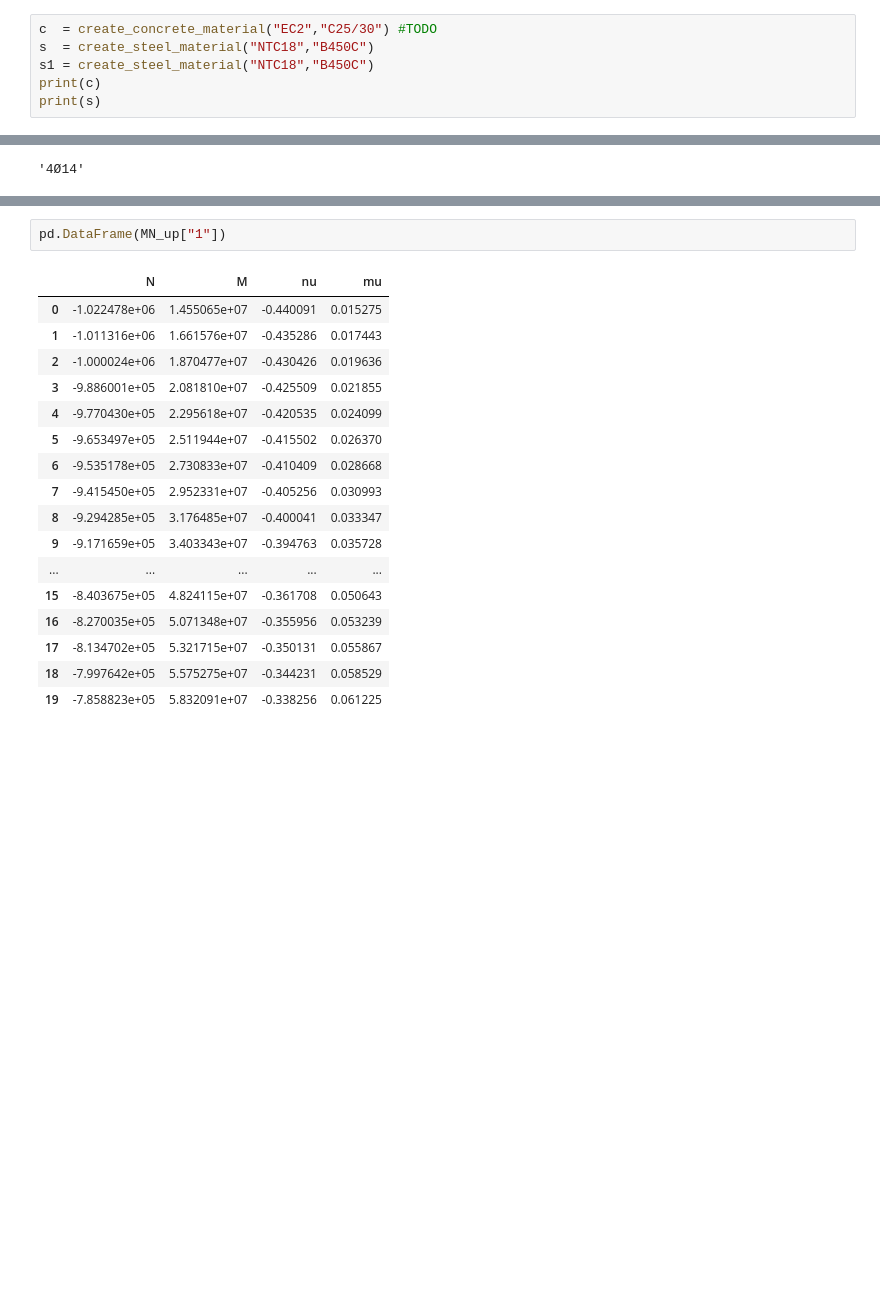
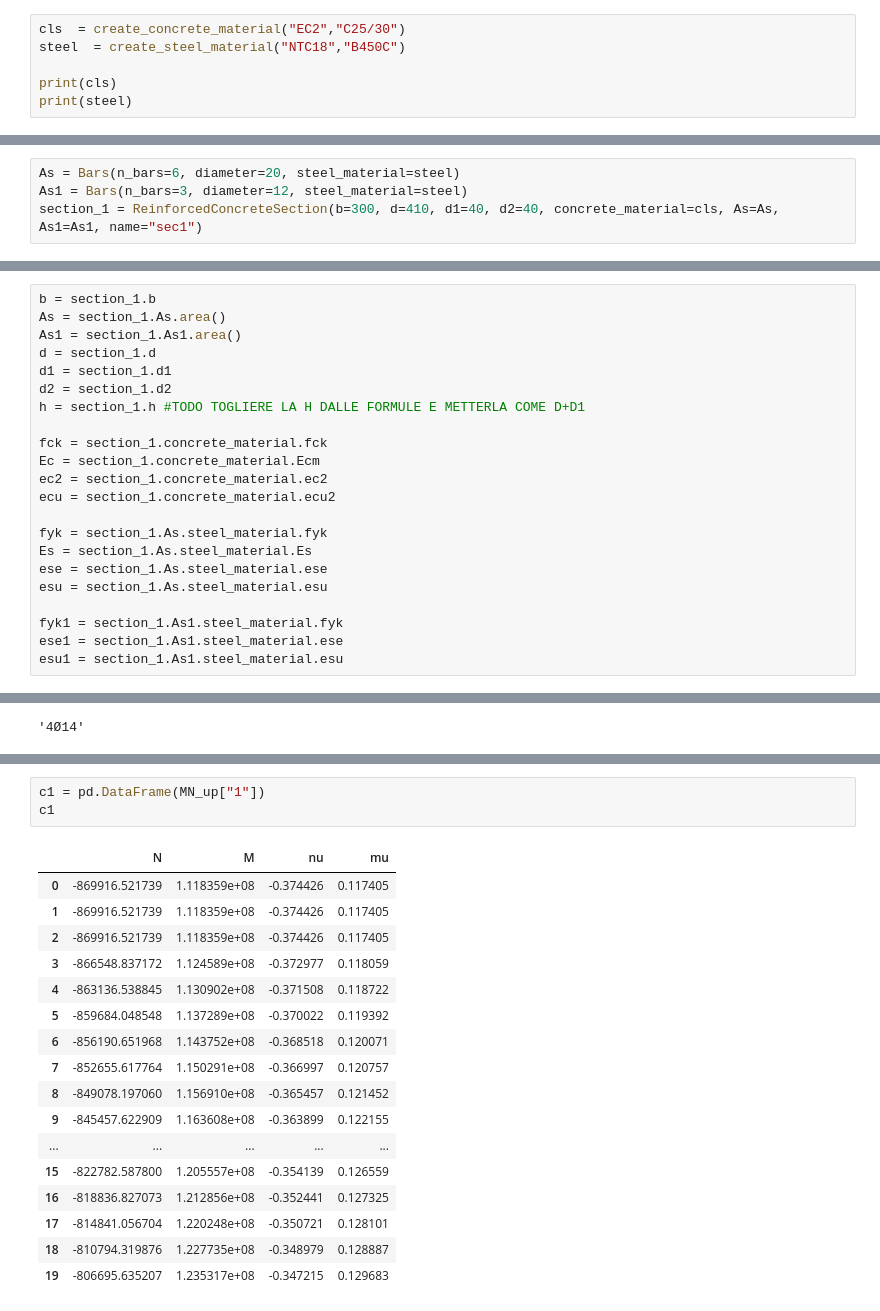
Before and after one commit to sononicola/Design-of-Concrete-Structures, a Jupyter notebook: M - N interaction diagram.ipynb, the cells around one changed output, grey strips where cells are left out. Saved outputs shown, nothing was run; the diff lists cells and outputs as text; blank space fills up the shorter version.

Commit message:
itnit of using concrete objects in diagram

```diff
--- a/M - N interaction diagram.ipynb
+++ b/M - N interaction diagram.ipynb
@@ -14,8 +10,8 @@ SteelMaterial(fyk=450, Es=210000)
 # %%
-c  = create_concrete_material("EC2","C25/30") #TODO
-s  = create_steel_material("NTC18","B450C")
-s1 = create_steel_material("NTC18","B450C")
-print(c)
-print(s)
+cls  = create_concrete_material("EC2","C25/30")
+steel  = create_steel_material("NTC18","B450C")
+
+print(cls)
+print(steel)
 # %% [output]
 ConcreteMaterial(fck=25, rck=30, fcm=33, fcd=14.167, Ecm=31475.81, fctm=2.565, fctk=1.795, fctd=1.197, ec2=0.002, ecu2=0.0035, ec3=0.00175, ecu3=0.0035)
@@ -22,0 +19,4 @@ SteelMaterial(fyk=450, Es=210000)
+# %%
+As = Bars(n_bars=6, diameter=20, steel_material=steel)
+As1 = Bars(n_bars=3, diameter=12, steel_material=steel)
+section_1 = ReinforcedConcreteSection(b=300, d=410, d1=40, d2=40, concrete_material=cls, As=As, As1=As1, name="sec1")
@@ -23,2 +27,24 @@ SteelMaterial(fyk=450, Es=210000)
+# %%
+b = section_1.b
+As = section_1.As.area()
+As1 = section_1.As1.area()
+d = section_1.d
+d1 = section_1.d1
+d2 = section_1.d2
+h = section_1.h #TODO TOGLIERE LA H DALLE FORMULE E METTERLA COME D+D1
+
+fck = section_1.concrete_material.fck
+Ec = section_1.concrete_material.Ecm
+ec2 = section_1.concrete_material.ec2
+ecu = section_1.concrete_material.ecu2
+
+fyk = section_1.As.steel_material.fyk
+Es = section_1.As.steel_material.Es
+ese = section_1.As.steel_material.ese
+esu = section_1.As.steel_material.esu
+
+fyk1 = section_1.As1.steel_material.fyk
+ese1 = section_1.As1.steel_material.ese
+esu1 = section_1.As1.steel_material.esu
 # %%
 b = 400
@@ -461,21 +441,22 @@ NameError: name 'stop' is not defined
 # %%
-pd.DataFrame(MN_up["1"])
+c1 = pd.DataFrame(MN_up["1"])
+c1
 # %% [output]
 |  | N | M | nu | mu |
-| 0 | -1.022478e+06 | 1.455065e+07 | -0.440091 | 0.015275 |
-| 1 | -1.011316e+06 | 1.661576e+07 | -0.435286 | 0.017443 |
-| 2 | -1.000024e+06 | 1.870477e+07 | -0.430426 | 0.019636 |
-| 3 | -9.886001e+05 | 2.081810e+07 | -0.425509 | 0.021855 |
-| 4 | -9.770430e+05 | 2.295618e+07 | -0.420535 | 0.024099 |
-| 5 | -9.653497e+05 | 2.511944e+07 | -0.415502 | 0.026370 |
-| 6 | -9.535178e+05 | 2.730833e+07 | -0.410409 | 0.028668 |
-| 7 | -9.415450e+05 | 2.952331e+07 | -0.405256 | 0.030993 |
-| 8 | -9.294285e+05 | 3.176485e+07 | -0.400041 | 0.033347 |
-| 9 | -9.171659e+05 | 3.403343e+07 | -0.394763 | 0.035728 |
+| 0 | -869916.521739 | 1.118359e+08 | -0.374426 | 0.117405 |
+| 1 | -869916.521739 | 1.118359e+08 | -0.374426 | 0.117405 |
+| 2 | -869916.521739 | 1.118359e+08 | -0.374426 | 0.117405 |
+| 3 | -866548.837172 | 1.124589e+08 | -0.372977 | 0.118059 |
+| 4 | -863136.538845 | 1.130902e+08 | -0.371508 | 0.118722 |
+| 5 | -859684.048548 | 1.137289e+08 | -0.370022 | 0.119392 |
+| 6 | -856190.651968 | 1.143752e+08 | -0.368518 | 0.120071 |
+| 7 | -852655.617764 | 1.150291e+08 | -0.366997 | 0.120757 |
+| 8 | -849078.197060 | 1.156910e+08 | -0.365457 | 0.121452 |
+| 9 | -845457.622909 | 1.163608e+08 | -0.363899 | 0.122155 |
 | ... | ... | ... | ... | ... |
-| 15 | -8.403675e+05 | 4.824115e+07 | -0.361708 | 0.050643 |
-| 16 | -8.270035e+05 | 5.071348e+07 | -0.355956 | 0.053239 |
-| 17 | -8.134702e+05 | 5.321715e+07 | -0.350131 | 0.055867 |
-| 18 | -7.997642e+05 | 5.575275e+07 | -0.344231 | 0.058529 |
-| 19 | -7.858823e+05 | 5.832091e+07 | -0.338256 | 0.061225 |
+| 15 | -822782.587800 | 1.205557e+08 | -0.354139 | 0.126559 |
+| 16 | -818836.827073 | 1.212856e+08 | -0.352441 | 0.127325 |
+| 17 | -814841.056704 | 1.220248e+08 | -0.350721 | 0.128101 |
+| 18 | -810794.319876 | 1.227735e+08 | -0.348979 | 0.128887 |
+| 19 | -806695.635207 | 1.235317e+08 | -0.347215 | 0.129683 |
 # %%
```
Also changed, not shown: parts of 18 cells of this notebook, 1 other file.
